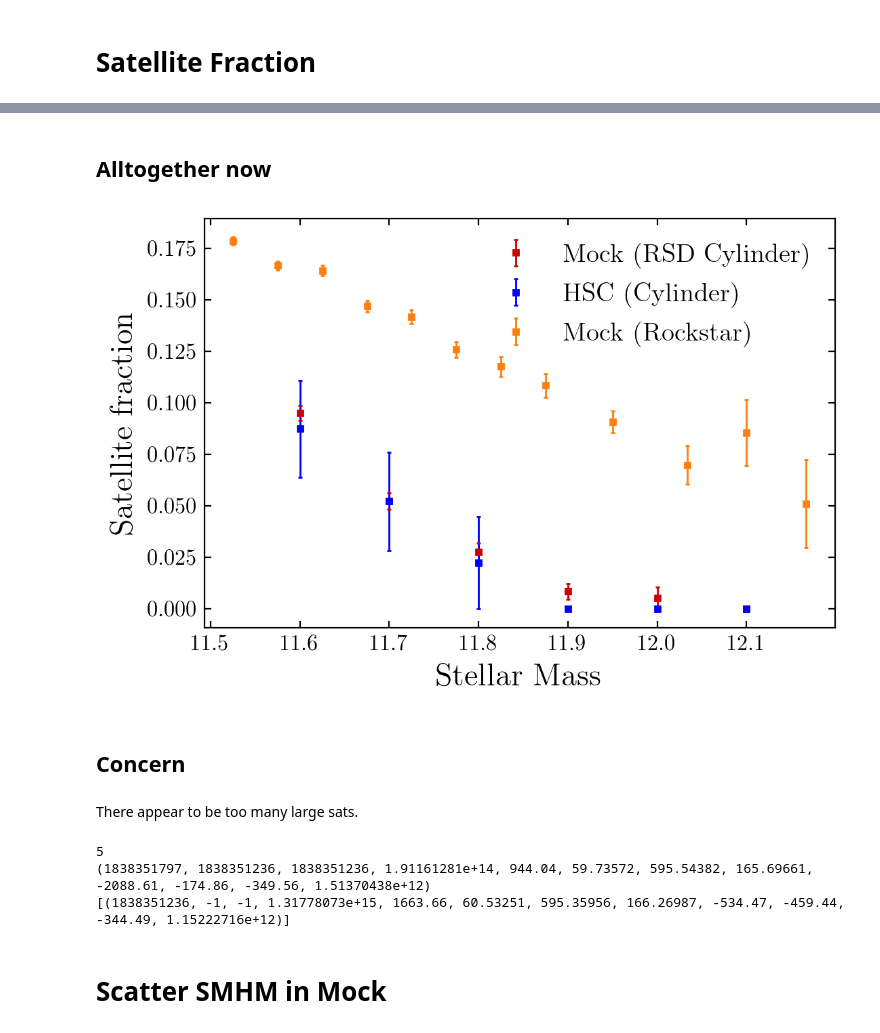
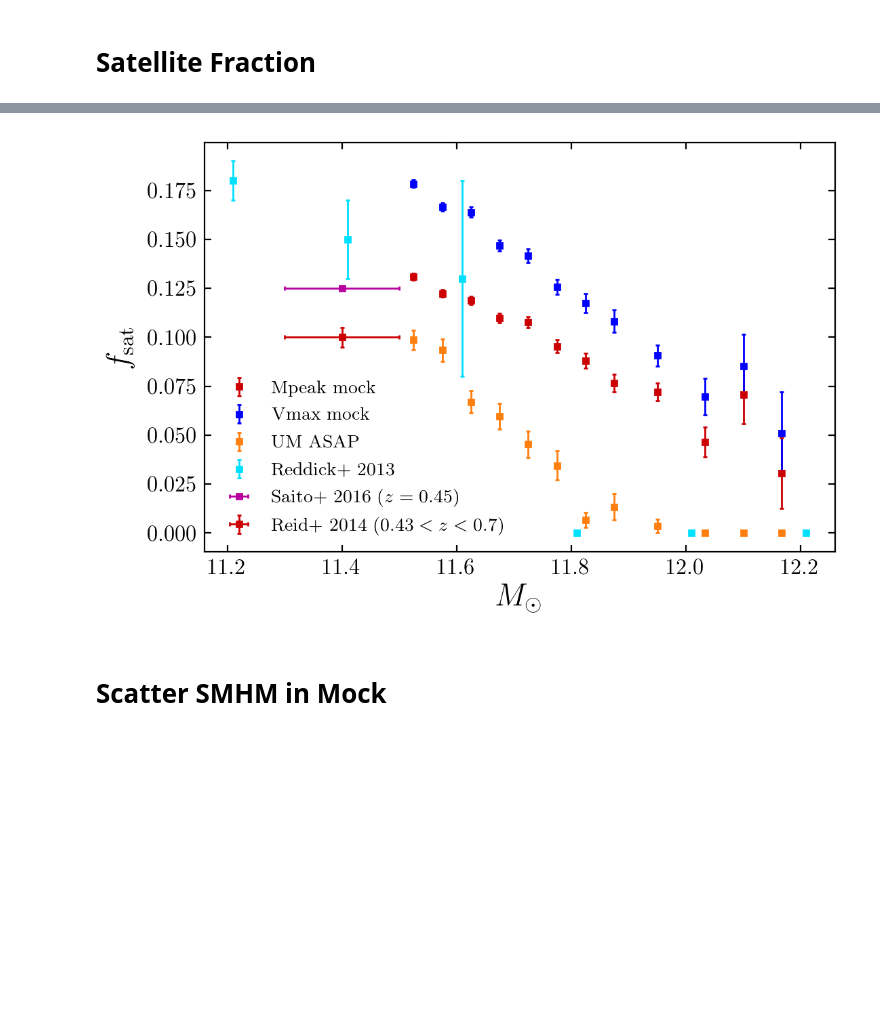
Before and after one commit to gsallabe/thesis_satellite_fraction, a Jupyter notebook: cb/analysis.ipynb, the cells around one changed output, grey strips where cells are left out. Drawn from its saved outputs; the diff is of its cells as text; code cells hidden in the pictures; blank space fills up the shorter version.

Commit message:
updated analysis (much better sat frac) and slides

```diff
--- a/cb/analysis.ipynb
+++ b/cb/analysis.ipynb
@@ -145,20 +114,0 @@ ax.set(title="True (Spherical) Satellite Fraction", ylabel="Fraction", xlabel="S
-# %%
-cen_sat_div = np.linspace(11.6, 12.1, num=6)
-sat_fraction, sat_fraction_err = np.zeros_like(cen_sat_div), np.zeros_like(cen_sat_div)
-
-for i, div in enumerate(cen_sat_div):
-    pairs, all_candidate_gals = c.analysis_sim_clustering(sim_data_complete, div, sim_size)
-    num_sats, num_candidates = len(set(pairs["i2"])), len(all_candidate_gals)
-
-    sat_fraction[i] =  num_sats / num_candidates
-    if sat_fraction[i] == 0:
-        sat_fraction_err[i] = 0
-    else:
-        sat_fraction_err[i] = sat_fraction[i] * np.sqrt(
-            1/num_sats + 1/num_candidates
-        )
-
-
-_, ax = plt.subplots()
-ax.errorbar(cen_sat_div, sat_fraction, yerr=sat_fraction_err, ls="None", marker="s")
-ax.set(title="Cylindrical Sat Fraction", ylabel="Fraction", xlabel="Stellar Mass")
@@ -203,30 +115,29 @@ ax.set(title="Cylindrical Sat Fraction", ylabel="Fraction", xlabel="Stellar Mass
-# %% [markdown]
-## Alltogether now
-# %%
-fig, ax = plt.subplots()
-ax.errorbar(cen_sat_div, sat_fraction, yerr=sat_fraction_err, ls="None", marker="s", label="Mock (RSD Cylinder)")
-ax.errorbar(cen_sat_div_obs, sat_fraction_obs, yerr=sat_fraction_obs_err, ls="None", marker="s", label="HSC (Cylinder)")
-ax.errorbar(bin_centers, ratio, yerr=unc, ls="None", marker="s", label="Mock (Rockstar)")
-ax.legend()
-ax.set(ylabel="Satellite fraction", xlabel="Stellar Mass")
-
-fig.savefig("/home/christopher/research/satellite_fraction/cb/writeup/images/sat_frac.png", dpi=300)
-# %% [output]
-[figure, removed]
-# %% [markdown]
-## Concern
-# %% [markdown]
-There appear to be too many large sats.
-# %%
-largest_sats = sats[sats["stellar_mass"] > 10**12.17]
-print(len(largest_sats))
-
-print(largest_sats[0])
-print(cens[cens["id"] == largest_sats[0]["upid"]])
-# %% [output]
-5
-(1838351797, 1838351236, 1838351236, 1.91161281e+14, 944.04, 59.73572, 595.54382, 165.69661, -2088.61, -174.86, -349.56, 1.51370438e+12)
-[(1838351236, -1, -1, 1.31778073e+15, 1663.66, 60.53251, 595.35956, 166.26987, -534.47, -459.44, -344.49, 1.15222716e+12)]
+# %%
+vmax_sat_frac, vmax_sat_frac_unc = sat_fraction.mock(vmax_cens_comp, vmax_sats_comp, bins)
+mpeak_sat_frac, mpeak_sat_frac_unc = sat_fraction.mock(mpeak_cens_comp,mpeak_sats_comp, bins)
+
+reddick_bin_centers, reddick_sat_frac, reddick_sat_frac_unc = sat_fraction.reddick()
+saito_bin_centers, saito_sat_frac, saito_mass_error = sat_fraction.saito()
+reid_bin_centers, reid_sat_frac, reid_mass_error, reid_sat_frac_unc = sat_fraction.reid()
+
+
+um_sat_frac, um_sat_frac_unv = sat_fraction.ASAP_UM(um_cens_comp, um_sats_comp, bins)
+
+fig, ax = plt.subplots()
+ax.errorbar(bin_centers, mpeak_sat_frac, yerr=mpeak_sat_frac_unc, ls="None", marker="s", label="Mpeak mock")
+ax.errorbar(bin_centers, vmax_sat_frac, yerr=vmax_sat_frac_unc, ls="None", marker="s", label="Vmax mock")
+ax.errorbar(bin_centers, um_sat_frac, yerr=um_sat_frac_unv, ls="None", marker="s", label="UM ASAP")
+ax.errorbar(reddick_bin_centers, reddick_sat_frac, yerr=reddick_sat_frac_unc, ls="None", marker="s", label="Reddick+ 2013")
+ax.errorbar(saito_bin_centers, saito_sat_frac, xerr=saito_mass_error, ls="None", marker="s", label="Saito+ 2016 ($z = 0.45$)")
+ax.errorbar(reid_bin_centers, reid_sat_frac, xerr=reid_mass_error, yerr=reid_sat_frac_unc, ls="None", marker="s", label="Reid+ 2014 ($0.43 < z < 0.7$)")
+
+
+
+ax.legend(fontsize="x-small")
+ax.set(ylabel=r"$f_{\rm sat}$", xlabel=r"$M_{\odot}$")
+fig.savefig("/home/christopher/research/satellite_fraction/cb/writeup/images/sat_frac.png", dpi=300)
+# %% [output]
+[figure, added]
 # %% [markdown]
 # Scatter SMHM in Mock
 # %%
```
Also changed, not shown: parts of 14 cells of this notebook, 18 other files.
